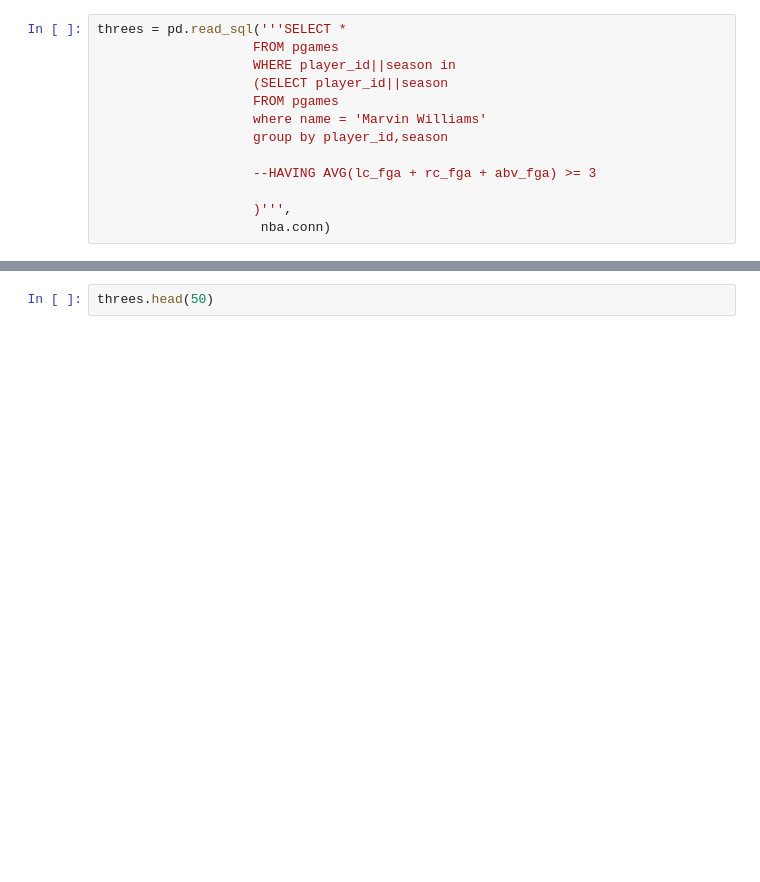
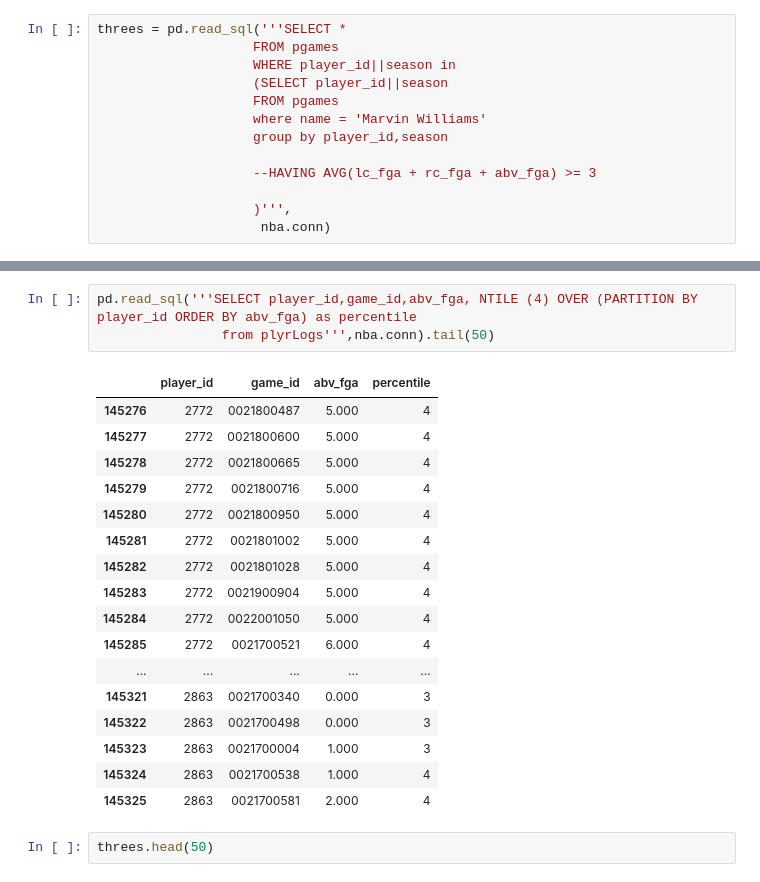
Before and after one commit to eac521/bets, a Jupyter notebook: nba/EDA.ipynb, the cells around one changed output, grey strips where cells are left out. Saved outputs shown, nothing was run; the diff lists cells and outputs as text; blank space fills up the shorter version.

```diff
--- a/nba/EDA.ipynb
+++ b/nba/EDA.ipynb
@@ -1088,3 +1104,24 @@ threes = pd.read_sql('''SELECT *
+# %%
+pd.read_sql('''SELECT player_id,game_id,abv_fga, NTILE (4) OVER (PARTITION BY player_id ORDER BY abv_fga) as percentile
+                from plyrLogs''',nba.conn).tail(50)
+# %% [output]
+|  | player_id | game_id | abv_fga | percentile |
+| 145276 | 2772 | 0021800487 | 5.000 | 4 |
+| 145277 | 2772 | 0021800600 | 5.000 | 4 |
+| 145278 | 2772 | 0021800665 | 5.000 | 4 |
+| 145279 | 2772 | 0021800716 | 5.000 | 4 |
+| 145280 | 2772 | 0021800950 | 5.000 | 4 |
+| 145281 | 2772 | 0021801002 | 5.000 | 4 |
+| 145282 | 2772 | 0021801028 | 5.000 | 4 |
+| 145283 | 2772 | 0021900904 | 5.000 | 4 |
+| 145284 | 2772 | 0022001050 | 5.000 | 4 |
+| 145285 | 2772 | 0021700521 | 6.000 | 4 |
+| ... | ... | ... | ... | ... |
+| 145321 | 2863 | 0021700340 | 0.000 | 3 |
+| 145322 | 2863 | 0021700498 | 0.000 | 3 |
+| 145323 | 2863 | 0021700004 | 1.000 | 3 |
+| 145324 | 2863 | 0021700538 | 1.000 | 4 |
+| 145325 | 2863 | 0021700581 | 2.000 | 4 |
 # %%
 threes.head(50)
 # %% [output]
```
Also changed, not shown: parts of 5 cells of this notebook, 2 other files.
